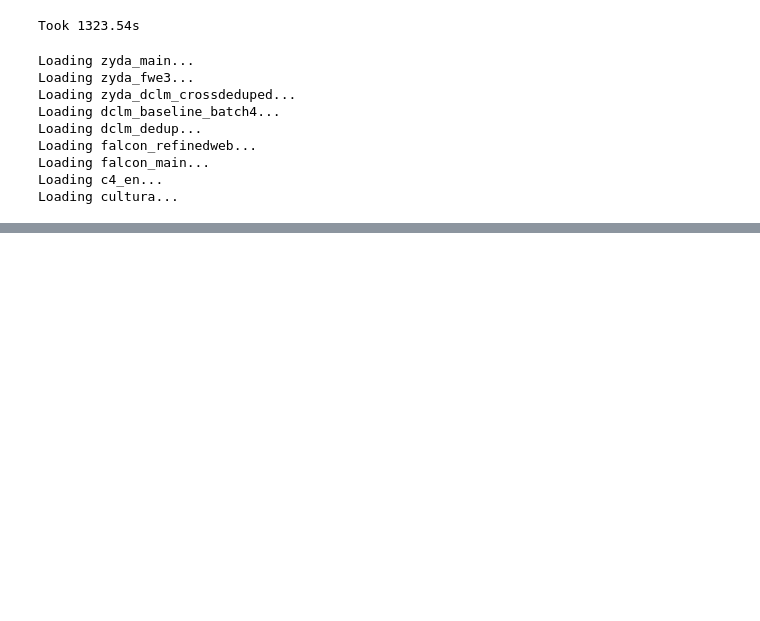
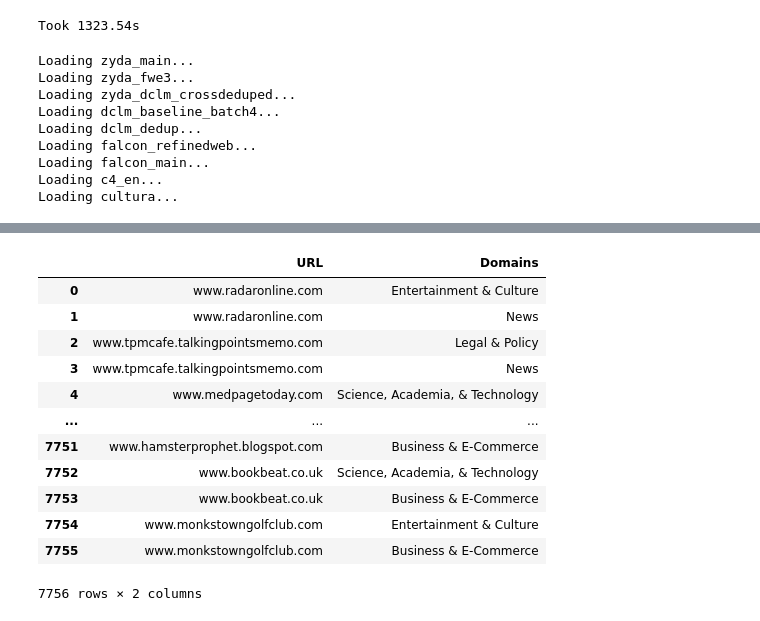
Before and after one commit to NHagar/cc-genealogy, a Jupyter notebook: url_labeling/make-domain-dataset-matrix.ipynb, the cells around one changed output, grey strips where cells are left out. Saved outputs shown, nothing was run; the diff lists cells and outputs as text; code cells hidden in the pictures; blank space fills up the shorter version.

```diff
--- a/url_labeling/make-domain-dataset-matrix.ipynb
+++ b/url_labeling/make-domain-dataset-matrix.ipynb
@@ -78,0 +430,2 @@ print(f"Domain matrix creation finished in {total_time:.2f} seconds!")
+# %%
+mapdf = pd.read_csv('../data/url_domain_mappings.csv')
@@ -78,0 +447,16 @@ print(f"Domain matrix creation finished in {total_time:.2f} seconds!")
+# %%
+mapdf
+# %% [output]
+|  | URL | Domains |
+| 0 | www.radaronline.com | Entertainment & Culture |
+| 1 | www.radaronline.com | News |
+| 2 | www.tpmcafe.talkingpointsmemo.com | Legal & Policy |
+| 3 | www.tpmcafe.talkingpointsmemo.com | News |
+| 4 | www.medpagetoday.com | Science, Academia, & Technology |
+| ... | ... | ... |
+| 7751 | www.hamsterprophet.blogspot.com | Business & E-Commerce |
+| 7752 | www.bookbeat.co.uk | Science, Academia, & Technology |
+| 7753 | www.bookbeat.co.uk | Business & E-Commerce |
+| 7754 | www.monkstowngolfclub.com | Entertainment & Culture |
+| 7755 | www.monkstowngolfclub.com | Business & E-Commerce |
+7756 rows × 2 columns
```
Also changed, not shown: parts of 15 cells of this notebook, 1 other file.
